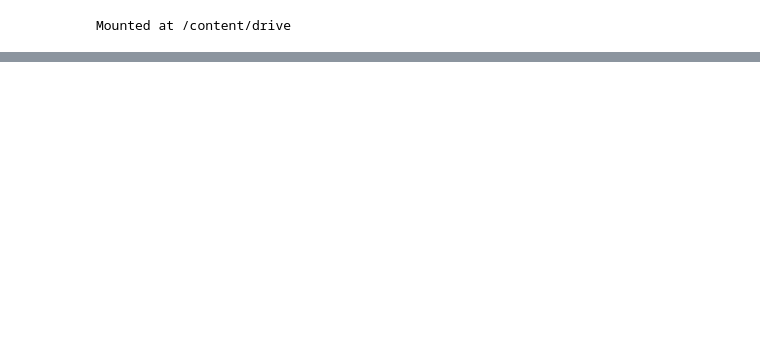
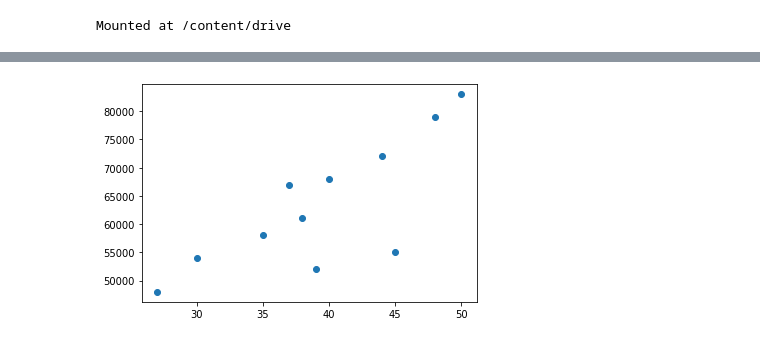
Before and after one commit to vishant016/140_VISHANT, a Jupyter notebook: LAB1_0.ipynb, the cells around one changed output, grey strips where cells are left out. Cells and saved outputs as stored; diff of their text form; code cells hidden in the pictures; blank space fills up the shorter version.

```diff
--- a/LAB1_0.ipynb
+++ b/LAB1_0.ipynb
@@ -20,0 +103,7 @@ cyl
+# %%
+
+data = pd.read_csv("/content/drive/MyDrive/ML/Dataset/Data_for_Transformation.csv")
+plt.scatter(data['Age'],data['Salary'])
+plt.show()
+# %% [output]
+[figure, added]
```
Also changed, not shown: parts of 10 cells of this notebook.
